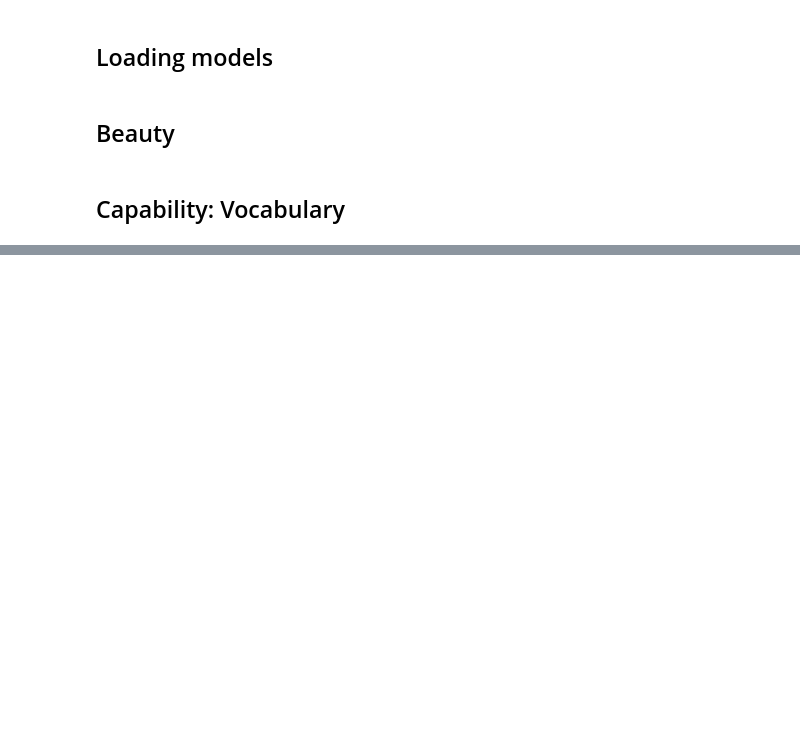
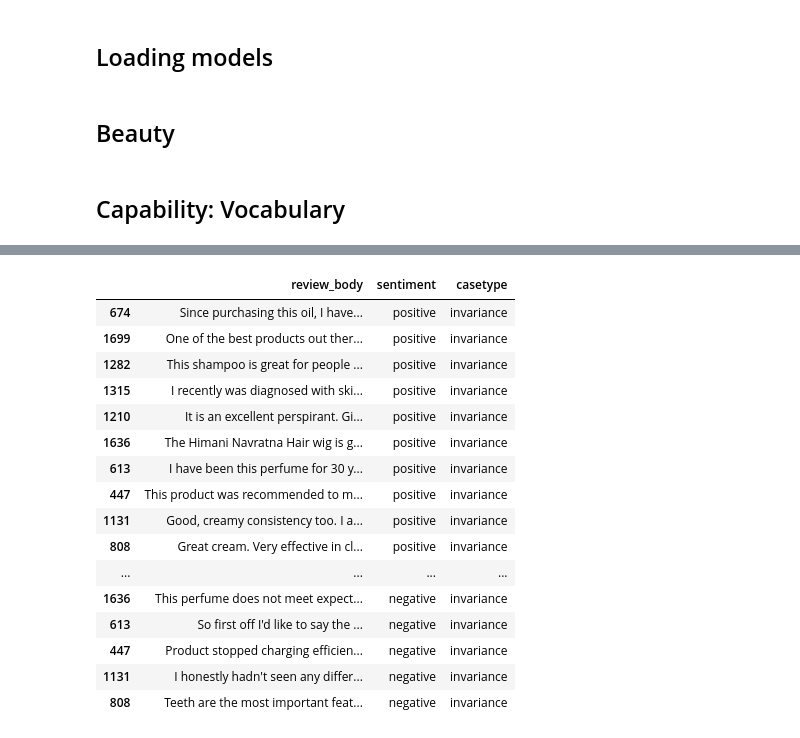
Before and after one commit to JohanLundberg12/SecondYearProject2021, a Jupyter notebook: Hardcases for human annotation.ipynb, the cells around one changed output, grey strips where cells are left out. Drawn from its saved outputs; the diff is of its cells as text; code cells hidden in the pictures; blank space fills up the shorter version.

```diff
--- a/Hardcases for human annotation.ipynb
+++ b/Hardcases for human annotation.ipynb
@@ -77,0 +303,2 @@ editor.add_lexicon('neg_adj', neg_adj, overwrite=True )
+# %%
+inv_neg_samples = pd.DataFrame({"review_body":dict(ret)["data"]}).sample(n=10,random_state=1)
@@ -77,0 +414,29 @@ editor.add_lexicon('neg_adj', neg_adj, overwrite=True )
+# %%
+inv_neg_samples["review_body"] = inv_neg_samples["review_body"].apply(lambda x: random.choice(x))
+inv_pos_samples["review_body"] = inv_pos_samples["review_body"].apply(lambda x: random.choice(x))
+# %%
+inv_pos_samples["sentiment"] = "positive"
+inv_neg_samples["sentiment"] = "negative"
+# %%
+inv_df = pd.concat((inv_pos_samples, inv_neg_samples))
+inv_df["casetype"] = "invariance"
+# %%
+inv_df
+# %% [output]
+|  | review_body | sentiment | casetype |
+| 674 | Since purchasing this oil, I have... | positive | invariance |
+| 1699 | One of the best products out ther... | positive | invariance |
+| 1282 | This shampoo is great for people ... | positive | invariance |
+| 1315 | I recently was diagnosed with ski... | positive | invariance |
+| 1210 | It is an excellent perspirant. Gi... | positive | invariance |
+| 1636 | The Himani Navratna Hair wig is g... | positive | invariance |
+| 613 | I have been this perfume for 30 y... | positive | invariance |
+| 447 | This product was recommended to m... | positive | invariance |
+| 1131 | Good, creamy consistency too. I a... | positive | invariance |
+| 808 | Great cream. Very effective in cl... | positive | invariance |
+| ... | ... | ... | ... |
+| 1636 | This perfume does not meet expect... | negative | invariance |
+| 613 | So first off I'd like to say the ... | negative | invariance |
+| 447 | Product stopped charging efficien... | negative | invariance |
+| 1131 | I honestly hadn't seen any differ... | negative | invariance |
+| 808 | Teeth are the most important feat... | negative | invariance |
```
Also changed, not shown: parts of 87 cells of this notebook, 1 other file.
